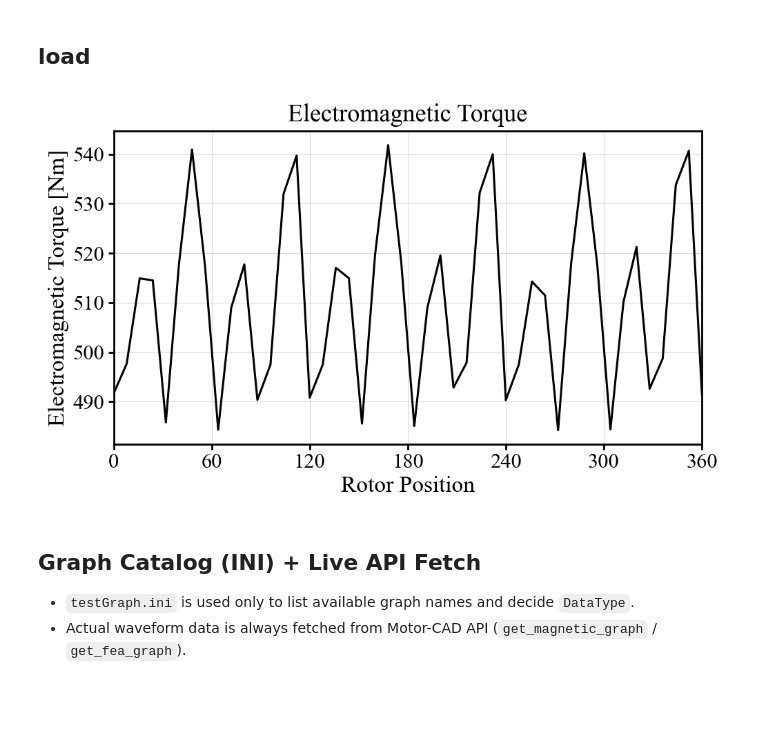
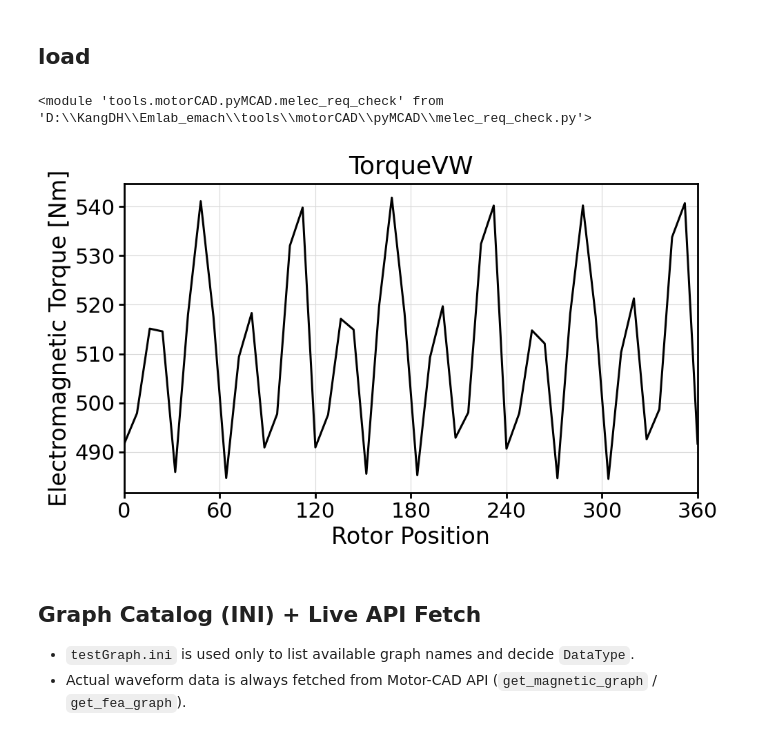
Before and after one commit to enjoyneer87/eMach, a Jupyter notebook: mlxperPJT/KETI/pyMCAD_Tuto.ipynb, the cells around one changed output. Drawn from its saved outputs; the diff is of its cells as text; code cells hidden in the pictures; blank space fills up the shorter version.

```diff
--- a/mlxperPJT/KETI/pyMCAD_Tuto.ipynb
+++ b/mlxperPJT/KETI/pyMCAD_Tuto.ipynb
@@ -61,0 +98,6 @@ matplotlib backend: widget
+# %%
+mc.load_results('Emagnetic')
+# %%
+mc.load_fea_result(r"E:\KDH\AdaptiveTemplate\TestCAD1\FEResultsData\OnLoadLoss_result_1.mes",1)
+# %%
+mc.load_fea_result(r"E:\KDH\AdaptiveTemplate\TestCAD1\FEResultsData\OnLoadTorque_result_1.mes",1)
@@ -321,8 +329,24 @@ fig, ax = plot_back_emf_waveforms(mc)
 ## load
 # %%
 # TorqueVW waveform (functionized)
-from tools.motorCAD.pyMCAD.melec_req_check import plot_torque_vw_waveform
+import importlib
+import tools.motorCAD.pyMCAD.melec_req_check as melec_req_check
 
-fig, ax = plot_torque_vw_waveform(mc)
+importlib.reload(melec_req_check)  # pick up local edits without restarting kernel
 # %% [output]
-[figure, removed]
+<module 'tools.motorCAD.pyMCAD.melec_req_check' from 'D:\\KangDH\\Emlab_emach\\tools\\motorCAD\\pyMCAD\\melec_req_check.py'>
+# %%
+# export_txt_path=None 으로 두면 저장 안함
+fig, ax = melec_req_check.plot_torque_vw_waveform(
+    mc,
+    # export_txt_path=working_folder,  # 폴더를 주면 자동으로 파일명 생성
+    export_txt_path=r"E:\\KDH\\out\\TorqueVW.txt",  # 파일을 직접 지정해도 됨
+    export_overwrite=False,
+    export_delimiter="\t",
+    export_include_header=True,
+    title="TorqueVW",
+    xlabel="Rotor Position",
+    ylabel="Electromagnetic Torque [Nm]",
+)
+# %% [output]
+[figure, added]
```
Also changed, not shown: parts of 21 cells of this notebook, 26 other files.
